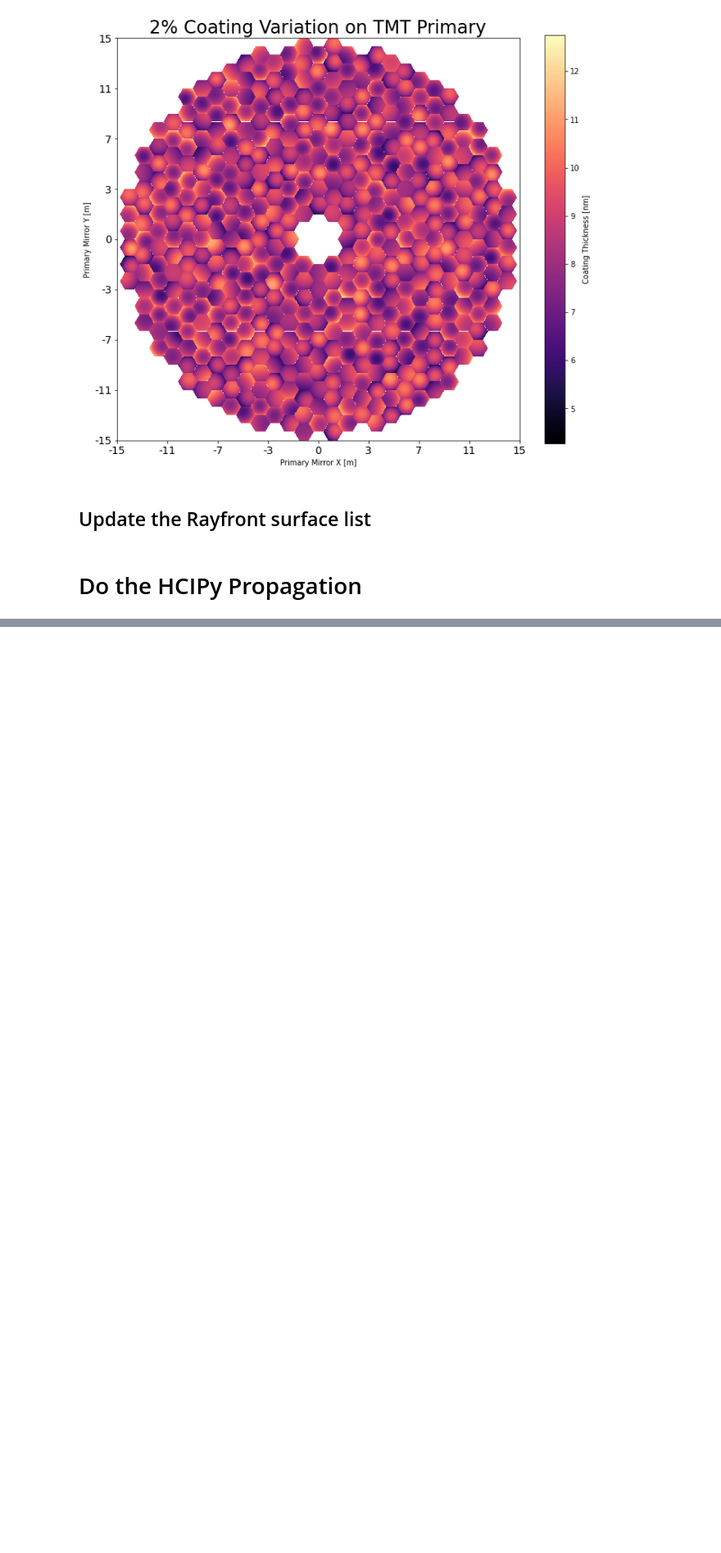
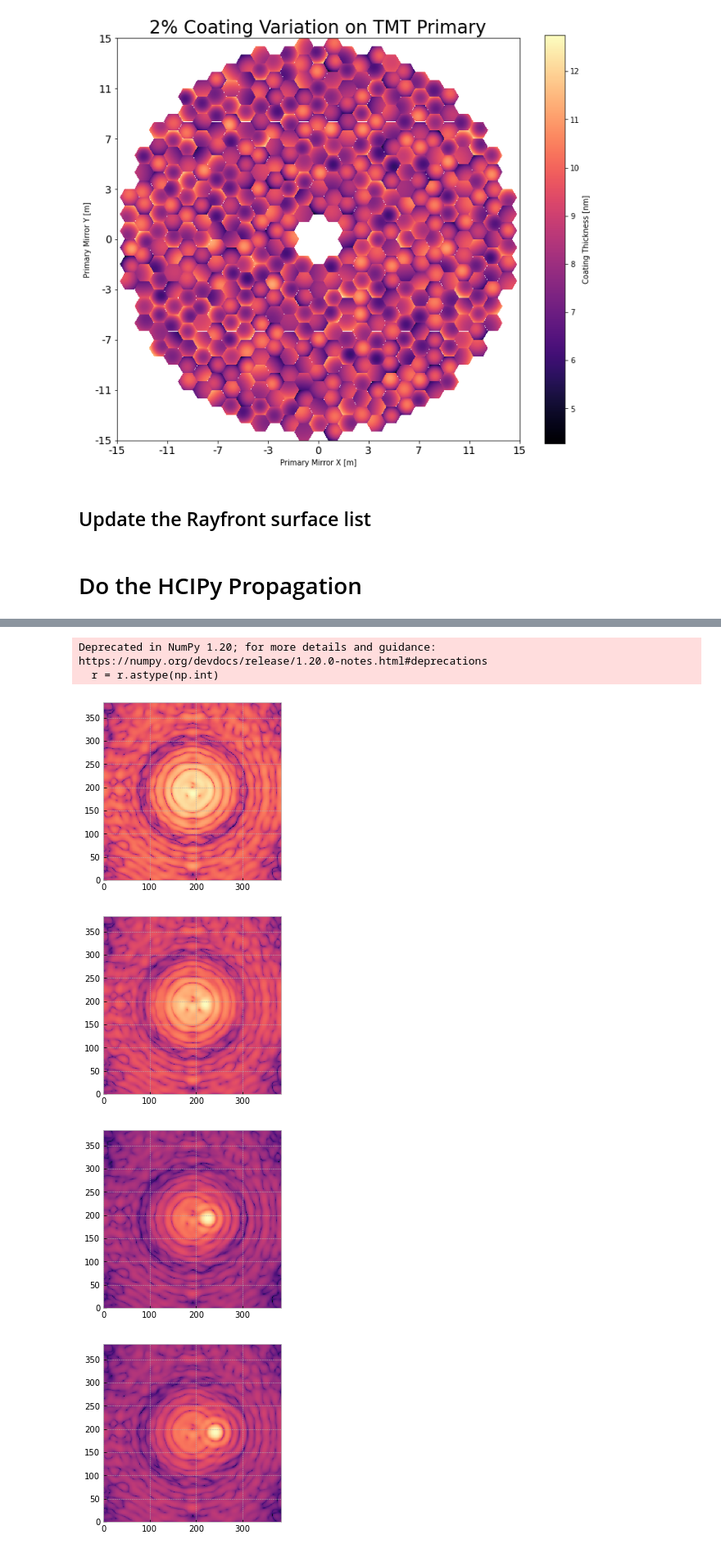
Before and after one commit to Jashcraf/polarization-gsmts-II, a Jupyter notebook: tmt_coronagraph.ipynb, the cells around one changed output, grey strips where cells are left out. Shown at 82% size. Drawn from its saved outputs; the diff is of its cells as text; code cells hidden in the pictures; blank space fills up the shorter version.

```diff
--- a/tmt_coronagraph.ipynb
+++ b/tmt_coronagraph.ipynb
@@ -212,0 +288,48 @@ plt.show()
+# %%
+# reference psf
+I_reference = np.empty([len(order),*Q.shape])
+for i,q in enumerate(order):
+
+    coro = PerfectCoronagraph(tmt,order=q)
+    coro_to_image = lambda w: prop(coro(w))
+    corrected_wvfnt = jones_pupil_to_hcipy_wavefront(rf.jones_pupil,pupil_grid,input_stokes_vector=[1,0,0,0])
+    corrected_wvfnt.electric_field *= pupil_mask.ravel()
+    corrected_wvfnt.electric_field *= dm_correction
+
+    corrected_proxb = jones_pupil_to_hcipy_wavefront(rf.jones_pupil,pupil_grid,input_stokes_vector=[1,1,0,0])
+    corrected_proxb.electric_field *= pupil_mask.ravel()
+    corrected_proxb.electric_field *= dm_correction
+    corrected_proxb.electric_field *= np.exp(1j*2*np.pi * pupil_grid.x * 0)
+    Q,U = double_different_pdi(corrected_wvfnt,corrected_proxb,coro_to_image,normalize=False,planet_contrast=planet_contrast*1e-20)
+    I_reference[i] = np.sqrt(Q**2 + U**2)
+# %%
+# compute azavgs of reference PSF
+def radial_profile(data, center):
+    """https://stackoverflow.com/questions/48842320/what-is-the-best-way-to-calculate-radial-average-of-the-image-with-python"""
+    y, x = np.indices((data.shape))
+    r = np.sqrt((x - center[0])**2 + (y - center[1])**2)
+    r = r.astype(np.int)
+
+    tbin = np.bincount(r.ravel(), data.ravel())
+    nr = np.bincount(r.ravel())
+    radialprofile = tbin #/ nr
+    return radialprofile
+
+ref_azavgs = []
+for i in I_reference:
+    pro = ref_azavgs.append(
+        radial_profile(i,[384/2,384/2])
+    )
+# %% [output]
+Deprecated in NumPy 1.20; for more details and guidance: https://numpy.org/devdocs/release/1.20.0-notes.html#deprecations
+  r = r.astype(np.int)
+# %%
+for i in I[2]:
+    plt.figure()
+    plt.imshow(np.log10(i + I_reference[2]))
+    plt.show()
+# %% [output]
+[figure, added]
+[figure, added]
+[figure, added]
+[figure, added]
```
Also changed, not shown: parts of 19 cells of this notebook, 1 other file.
